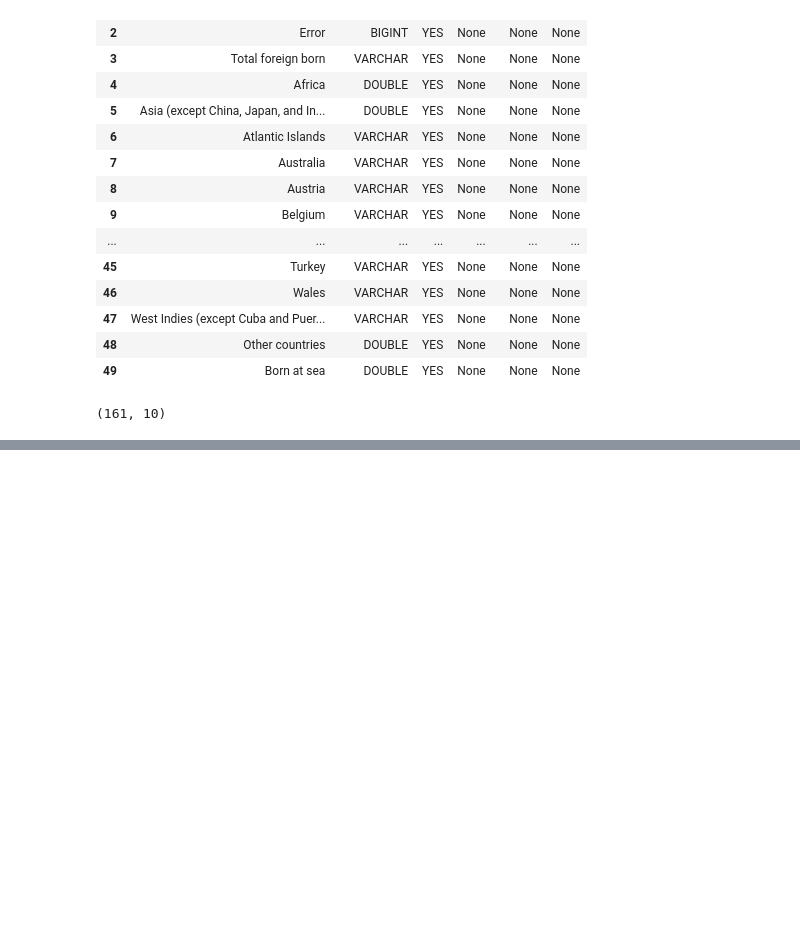
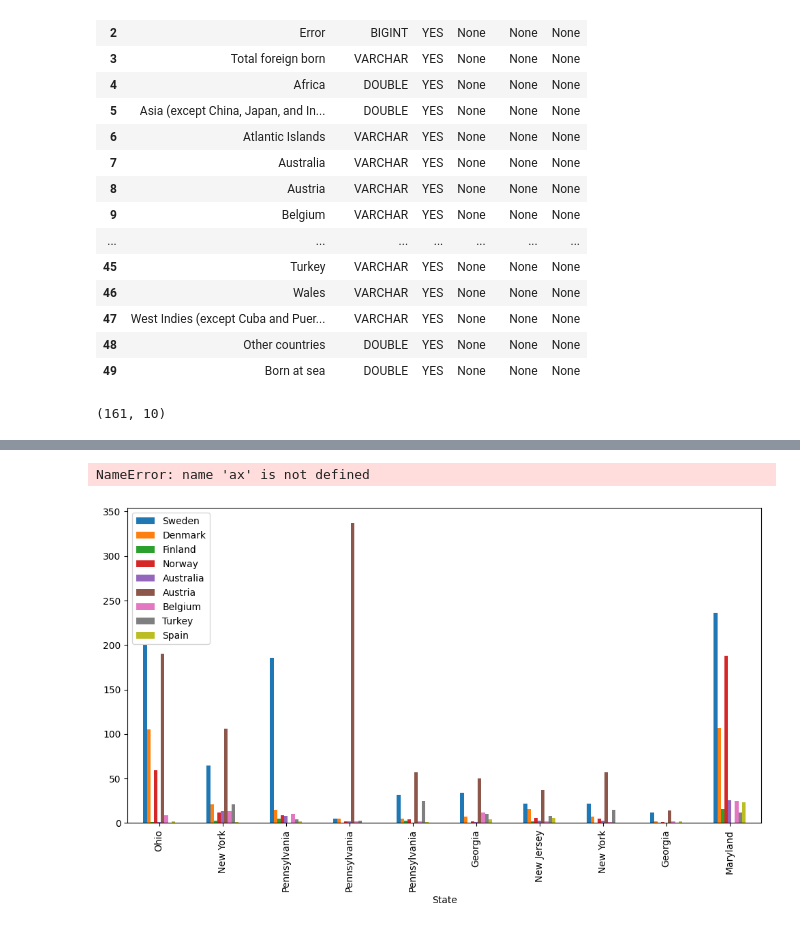
Before and after one commit to Abdulrahmanfahmi/Data_visualization_Abdulrahman_Fahmi_DE24, a Jupyter notebook: code_along/03_matplotlib_annotations/matplotlib_annotations.ipynb, the cells around one changed output, grey strips where cells are left out. Saved outputs shown, nothing was run; the diff lists cells and outputs as text; code cells hidden in the pictures; blank space fills up the shorter version.

```diff
--- a/code_along/03_matplotlib_annotations/matplotlib_annotations.ipynb
+++ b/code_along/03_matplotlib_annotations/matplotlib_annotations.ipynb
@@ -348,0 +427,6 @@ df_world = df_world.drop(columns=["Total foreigners", "world"], errors='ignore')
+# %%
+top_3_world.plot(kind = "bar", figsize=(12,6))
+ax.set_xticklabels(top_3_world.index, rotations = 0 )
+# %% [output]
+NameError: name 'ax' is not defined
+[figure, added]
```
Also changed, not shown: parts of 20 cells of this notebook, 3 other files.
